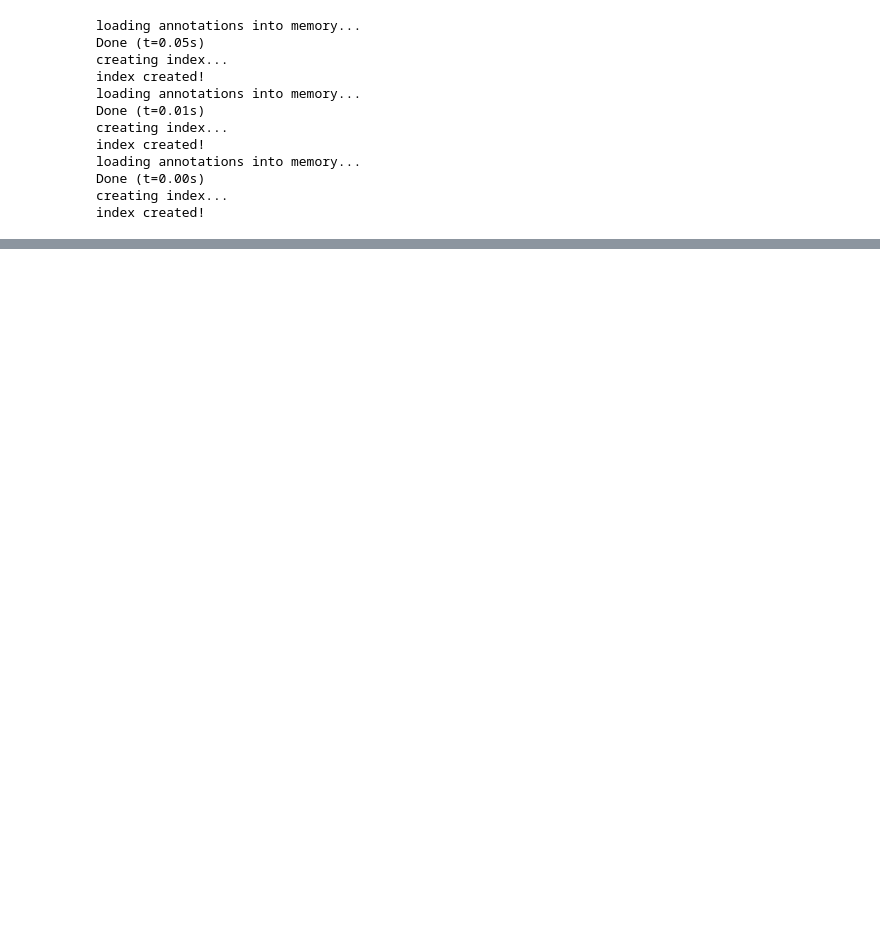
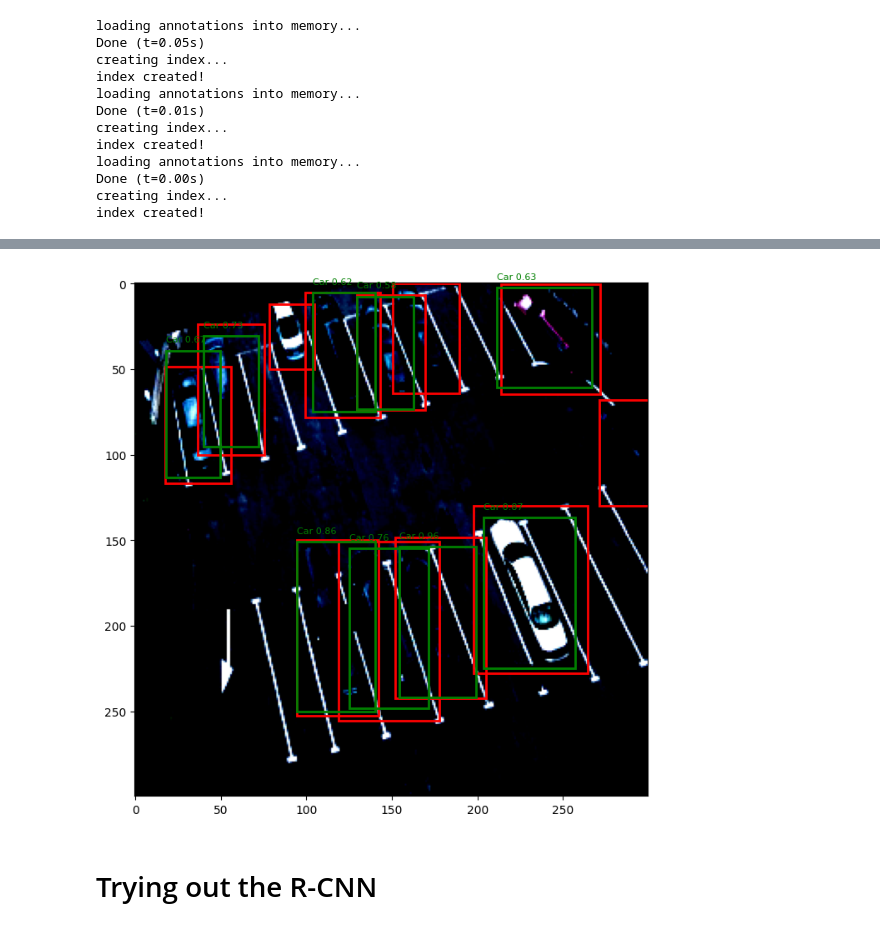
Before and after one commit to Sara-Alo/computer-vision-project-mawqif4, a Jupyter notebook: models_training/mobileNet_Farah.ipynb, the cells around one changed output, grey strips where cells are left out. Cells and saved outputs as stored; diff of their text form; code cells hidden in the pictures; blank space fills up the shorter version.

```diff
--- a/models_training/mobileNet_Farah.ipynb
+++ b/models_training/mobileNet_Farah.ipynb
@@ -154,0 +270,27 @@ for m in old_head.module_list:
+# %%
+num_epochs = 30
+for epoch in range(num_epochs):
+    model.train()
+    epoch_loss = 0.0
+
+    loop = tqdm(train_loader, desc=f"Epoch {epoch+1}/{num_epochs}", unit="batch")
+
+    for images, targets in loop:
+        images = list(img for img in images)   # list of tensors
+        targets = list(t for t in targets)     # list of dicts
+
+        # Forward pass
+        loss_dict = model(images, targets)
+        losses = sum(loss for loss in loss_dict.values())
+
+        # Backward
+        optimizer.zero_grad()
+        losses.backward()
+        optimizer.step()
+
+        epoch_loss += losses.item()
+        loop.set_postfix(loss=losses.item())
+
+    lr_scheduler.step()
+
+    print(f"Epoch {epoch+1}/{num_epochs}, Total Loss: {epoch_loss:.4f}")
@@ -154,0 +399,7 @@ for m in old_head.module_list:
+# %%
+# The red boxes represents the ground truth while the green boxes represents the model's predection
+plot_predictions(images[0], targets[0], preds[0], score_thresh=0.5)
+# %% [output]
+[figure, added]
+# %% [markdown]
+# Trying out the R-CNN
```
Also changed, not shown: parts of 41 cells of this notebook.
